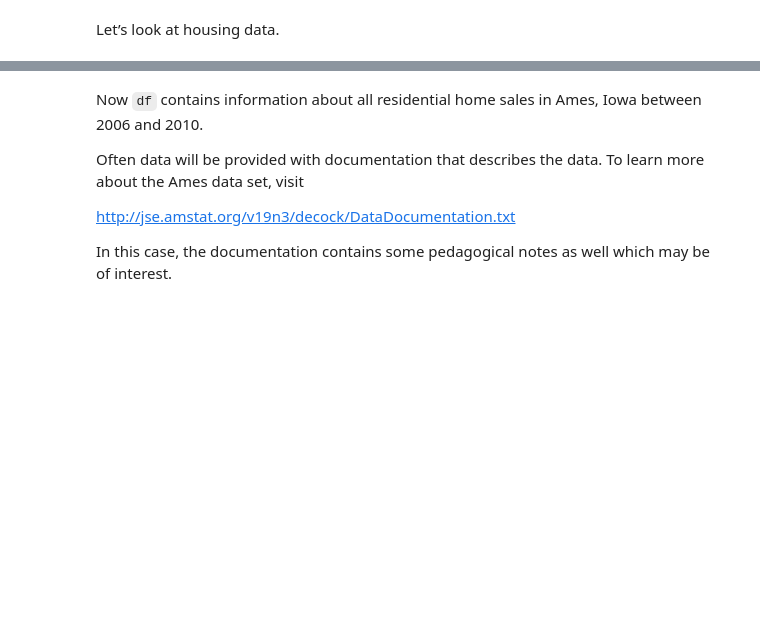
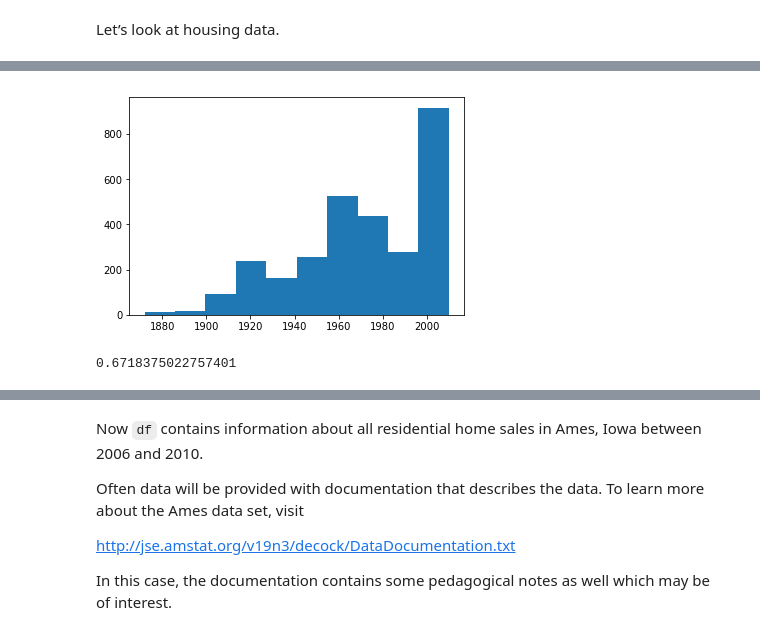
Before and after one commit to kisonecat/data-bootcamp, a Jupyter notebook: week2/14ames.ipynb, the cells around one changed output, grey strips where cells are left out. Saved outputs shown, nothing was run; the diff lists cells and outputs as text; code cells hidden in the pictures; blank space fills up the shorter version.

```diff
--- a/week2/14ames.ipynb
+++ b/week2/14ames.ipynb
@@ -9,0 +47,5 @@ df = pd.read_csv('ames.csv')
+# %%
+plt.hist(df['Year.Built'])
+plt.show()
+# %% [output]
+[figure, added]
@@ -9,0 +55,7 @@ df = pd.read_csv('ames.csv')
+# %%
+from sklearn.linear_model import LinearRegression
+model = LinearRegression()
+model.fit(X,y)
+model.score(X,y)
+# %% [output]
+0.6718375022757401
```
Also changed, not shown: parts of 8 cells of this notebook.
